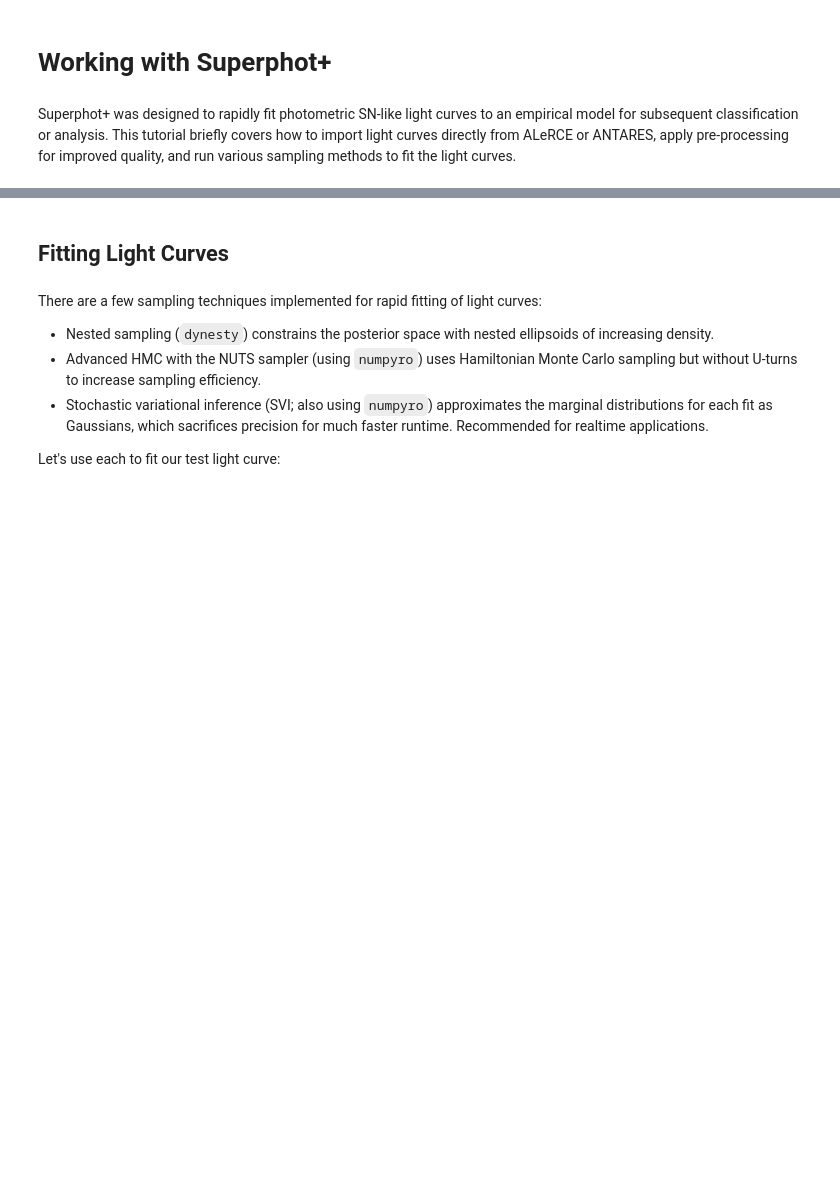
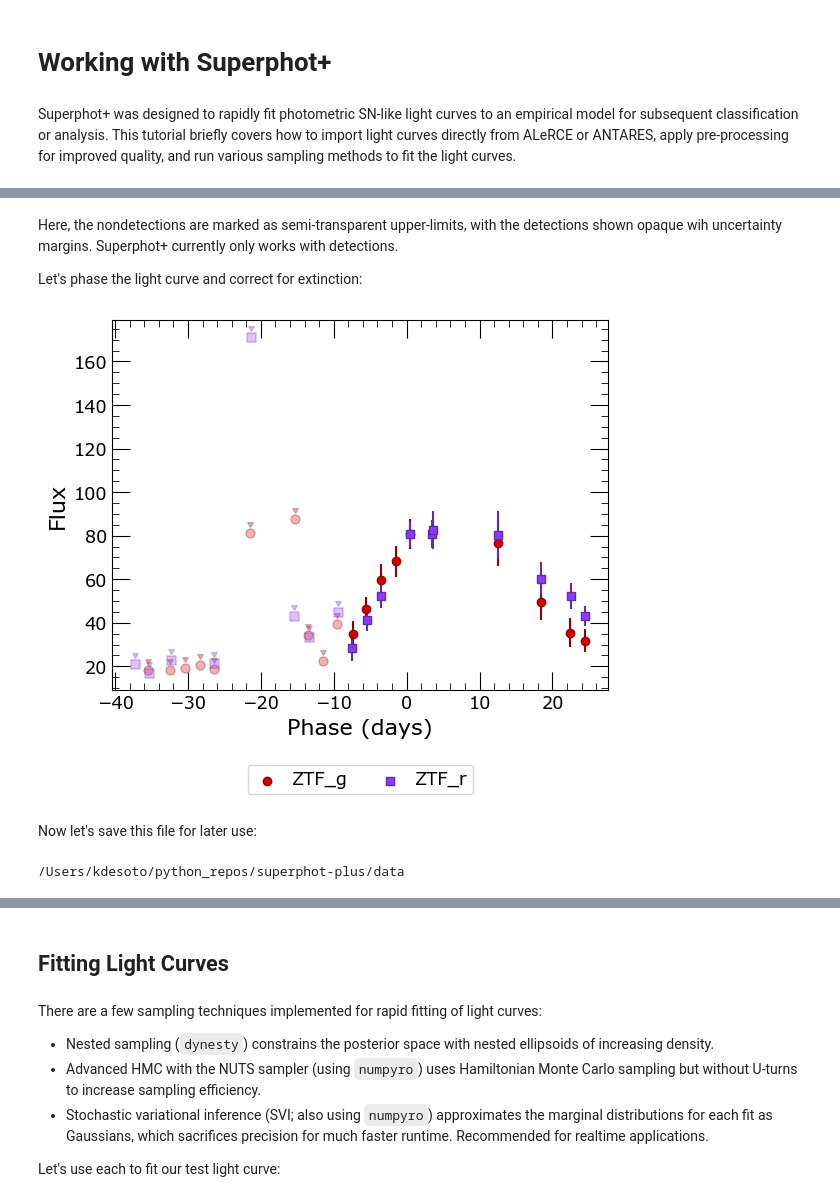
Before and after one commit to VTDA-Group/superphot-plus, a Jupyter notebook: docs/notebooks/tutorial.ipynb, the cells around one changed output, grey strips where cells are left out. Drawn from its saved outputs; the diff is of its cells as text; code cells hidden in the pictures; blank space fills up the shorter version.

```diff
--- a/docs/notebooks/tutorial.ipynb
+++ b/docs/notebooks/tutorial.ipynb
@@ -67,14 +63,34 @@ We will then save these pre-processed lightcurves as a separate file to be input
-# %%
-from superphot_plus.lightcurve import Lightcurve
-
-lc = Lightcurve(
-    times=t,
-    fluxes=f,
-    flux_errors=ferr,
-    bands=b,
-    name=test_sn,
-)
-lc.save_to_file(
-    os.path.join(OUTPUT_DIR, test_sn+".npz"),
-    overwrite=True,
-)
+# %% [markdown]
+Here, the nondetections are marked as semi-transparent upper-limits, with the detections shown opaque wih uncertainty margins. Superphot+ currently only works with detections.
+
+Let's phase the light curve and correct for extinction:
+# %%
+photometry.phase()
+corr_lcs = []
+for lc in photometry.light_curves:
+    corr_lcs.append(
+        lc.correct_extinction(coordinates=transient.coordinates)
+    )
+photometry = Photometry(corr_lcs)
+transient.photometry = photometry
+
+fig, ax = plt.subplots()
+
+photometry.plot(ax, mags=False)
+formatter.add_legend(ax)
+formatter.make_plot_pretty(ax)
+plt.show()
+# %% [output]
+[figure, added]
+# %% [markdown]
+Now let's save this file for later use:
+# %%
+# all data will be saved in root directory "data" folder
+import os
+from pathlib import Path
+
+p = Path(os.getcwd()).parents[1]
+SAVE_DIR = os.path.join(p, "data")
+print(SAVE_DIR)
+# %% [output]
+/Users/kdesoto/python_repos/superphot-plus/data
```
Also changed, not shown: parts of 23 cells of this notebook, 17 other files.
